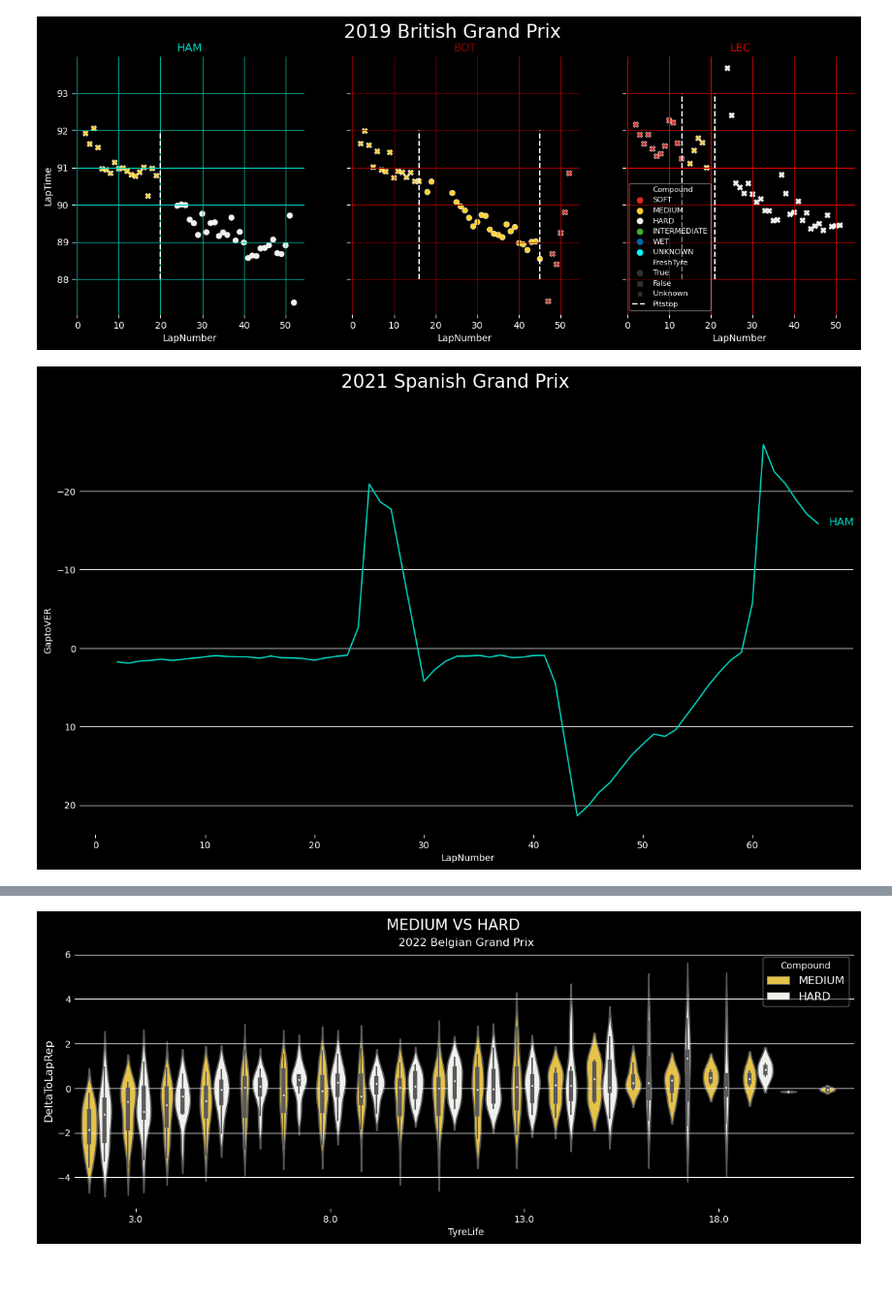
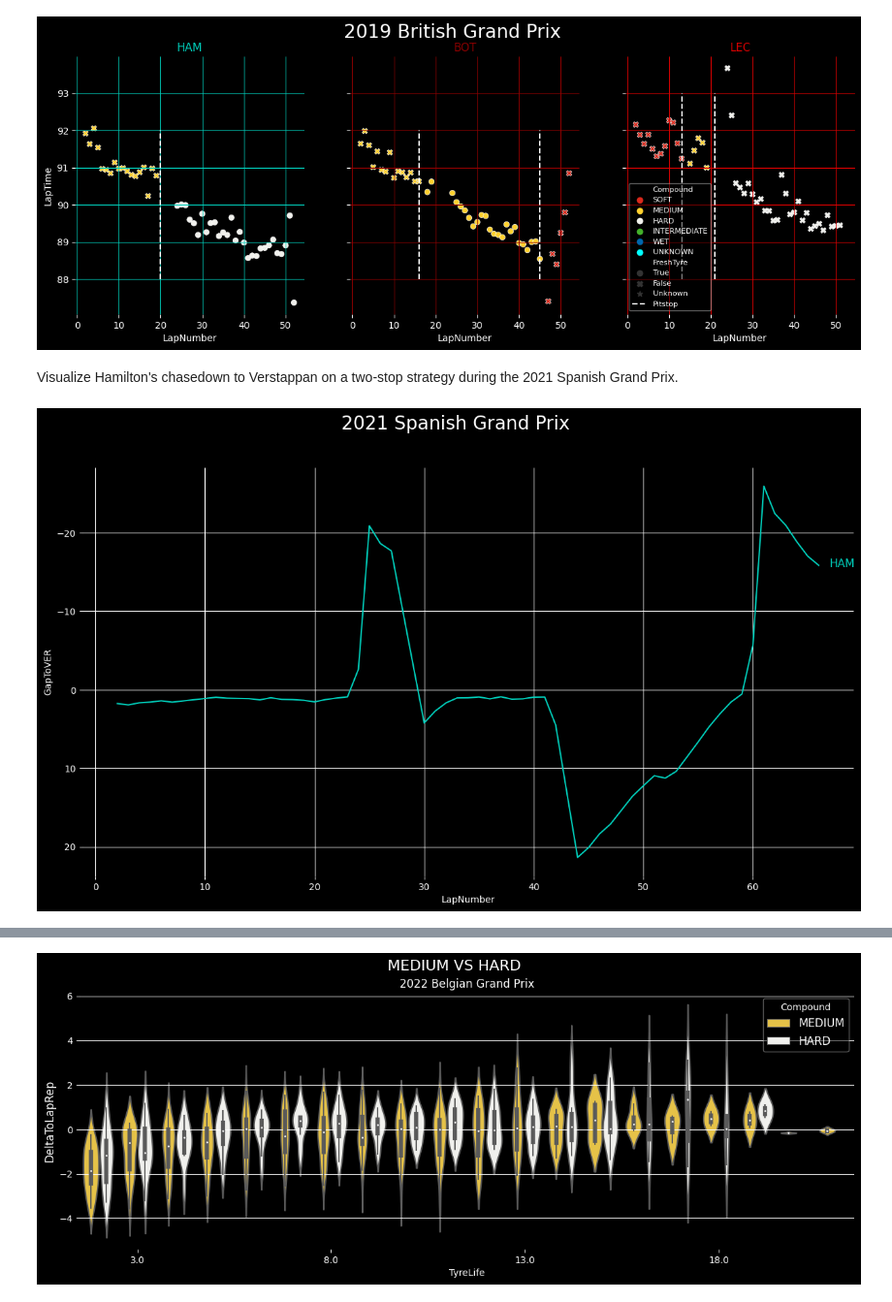
Before and after one commit to Casper-Guo/Armchair-Strategist, a Jupyter notebook: Notebooks/visualization.ipynb, the cells around one changed output, grey strips where cells are left out. Shown at 97% size. Saved outputs shown, nothing was run; the diff lists cells and outputs as text; code cells hidden in the pictures; blank space fills up the shorter version.

```diff
--- a/Notebooks/visualization.ipynb
+++ b/Notebooks/visualization.ipynb
@@ -197,11 +197,11 @@ def plot_args(season, absolute_compound):
 # %%
 def pick_driver_color(driver):
     # try to use FastF1's driver color
-    # if it is not provided, default to white
+    # if it is not provided, default to gray
     if p.DRIVER_TRANSLATE.get(driver, "NA") in p.DRIVER_COLORS:
         return p.DRIVER_COLORS[p.DRIVER_TRANSLATE[driver]]
     else:
-        return "#ffffff"
+        return "#808080"
 # %%
 def add_gap(season, driver):
     """
@@ -528,7 +524,6 @@ def driver_stats_lineplot(
             If a list is used, it should contain the three letter abbreviations
             of the drivers to be plotted
             If a int is used, the top {int} drivers' strategies will be plotted
-            If None, all drivers are plotted
             By default, only the podium finishers are plotted
 
         y: str, default: Position
@@ -558,9 +553,6 @@ def driver_stats_lineplot(
 
     included_laps = df_dict[season]
 
-    if drivers is None:
-        drivers = 20
-
     if isinstance(drivers, int):
         drivers = included_laps[included_laps["RoundNumber"] == round_number][
             "Driver"
@@ -574,7 +566,7 @@ def driver_stats_lineplot(
     num_laps = included_laps["LapNumber"].nunique()
     fig, ax = plt.subplots(figsize=(ceil(num_laps * 0.25), 8))
 
-    if y == "Position" or y.startswith("Gapto"):
+    if y == "Position" or y.startswith("GapTo"):
         ax.invert_yaxis()
 
     if len(drivers) > 10:
@@ -1162,11 +1262,12 @@ lap_time_plot = driver_stats_scatterplot(
 )
 # %% [output]
 [figure]
+# %% [markdown]
+Visualize Hamilton's chasedown to Verstappan on a two-stop strategy during the 2021 Spanish Grand Prix.
 # %%
-# Show me how Hamilton beat Verstappen in 2021 Spanish Grand Prix with a two stop strategy
 add_gap(2021, "VER")
-lap_time_plot = driver_stats_lineplot(
+gap_plot = driver_stats_lineplot(
     season=2021, event="Spin", drivers=["HAM"], y="GapToVER"
 )
 # %% [output]
-[figure, old version]
+[figure, new version]
```
Also changed, not shown: parts of 20 cells of this notebook, 1 other file.
